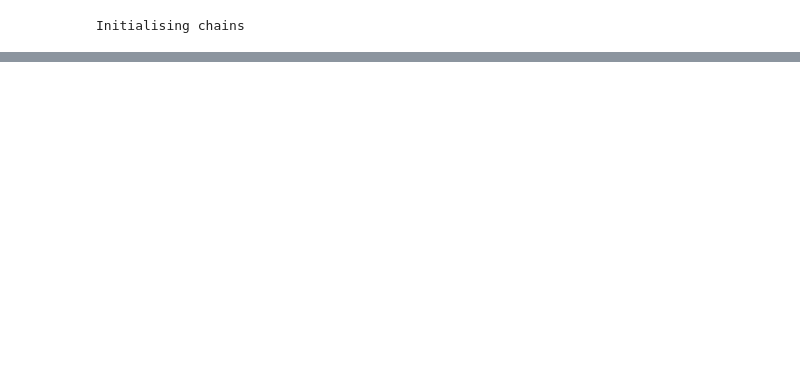
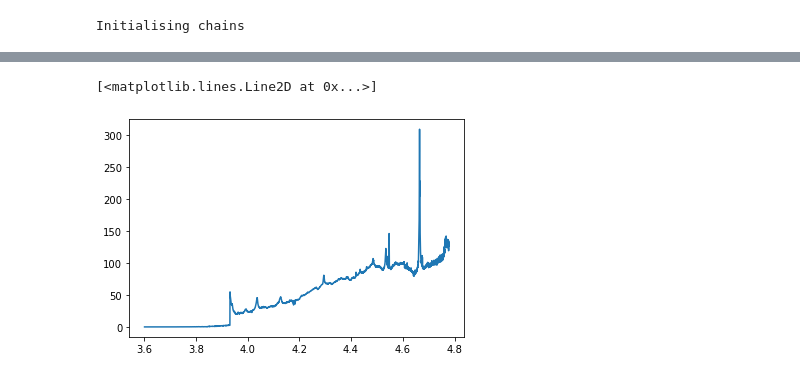
Before and after one commit to xbyrne/glq_mpia, a Jupyter notebook: sed_fitting/bagpipes/quasar_galaxy_fit.ipynb, the cells around one changed output, grey strips where cells are left out. Cells and saved outputs as stored; diff of their text form; code cells hidden in the pictures; blank space fills up the shorter version.

```diff
--- a/sed_fitting/bagpipes/quasar_galaxy_fit.ipynb
+++ b/sed_fitting/bagpipes/quasar_galaxy_fit.ipynb
@@ -381,0 +428,44 @@ fg = show_convergence(samples, log_prob, 'GQ')
+# %%
+best_params_dict = {}
+nparams = {
+    'G':6,
+    'Q':2,
+    'GQ':8
+}
+for model in MODELS:
+    best_params_model = np.zeros((len(ids), nparams[model]))
+    for idd in ids:
+        samples = samples_results[model][ids==idd,:,:,:][0]
+        log_probs = log_probs_results[model][ids==idd,:,:][0]
+        best_params_model[ids==idd,:] = best_params(samples, log_probs)
+    best_params_dict[model] = best_params_model
+# %%
+nparams_inv = {v: k for k, v in nparams.items()}
+
+wavs = np.logspace(np.log10(4e3),np.log10(6e4), num=10000)
+def spectrum_from_params(params):
+    """
+    Retrieves the spectrum of a model from its parameter list
+    """
+    ot = nparams_inv[len(params)]
+    fluxes = np.zeros_like(wavs)
+    if 'G' in ot:
+        wvs, fxs = galaxy_BAGPIPES_spectroscopy(
+            params[0], params[1], params[2], params[3], params[4], params[5]
+        )
+        fluxes += np.interp(wavs, wvs, fxs)
+    if 'Q' in ot:
+        wvs, fxs = quasar_spectroscopy(
+            params[-2], params[-1]
+        )
+        fluxes += np.interp(wavs, wvs, fxs)
+    return fluxes * 1e6 # muJy
+
+plt.plot(np.log10(wavs),
+         spectrum_from_params(
+             best_params_dict['GQ'][0,:]
+         )
+        )
+# %% [output]
+[<matplotlib.lines.Line2D at 0x...>]
+[figure, added]
```
Also changed, not shown: parts of 6 cells of this notebook.
